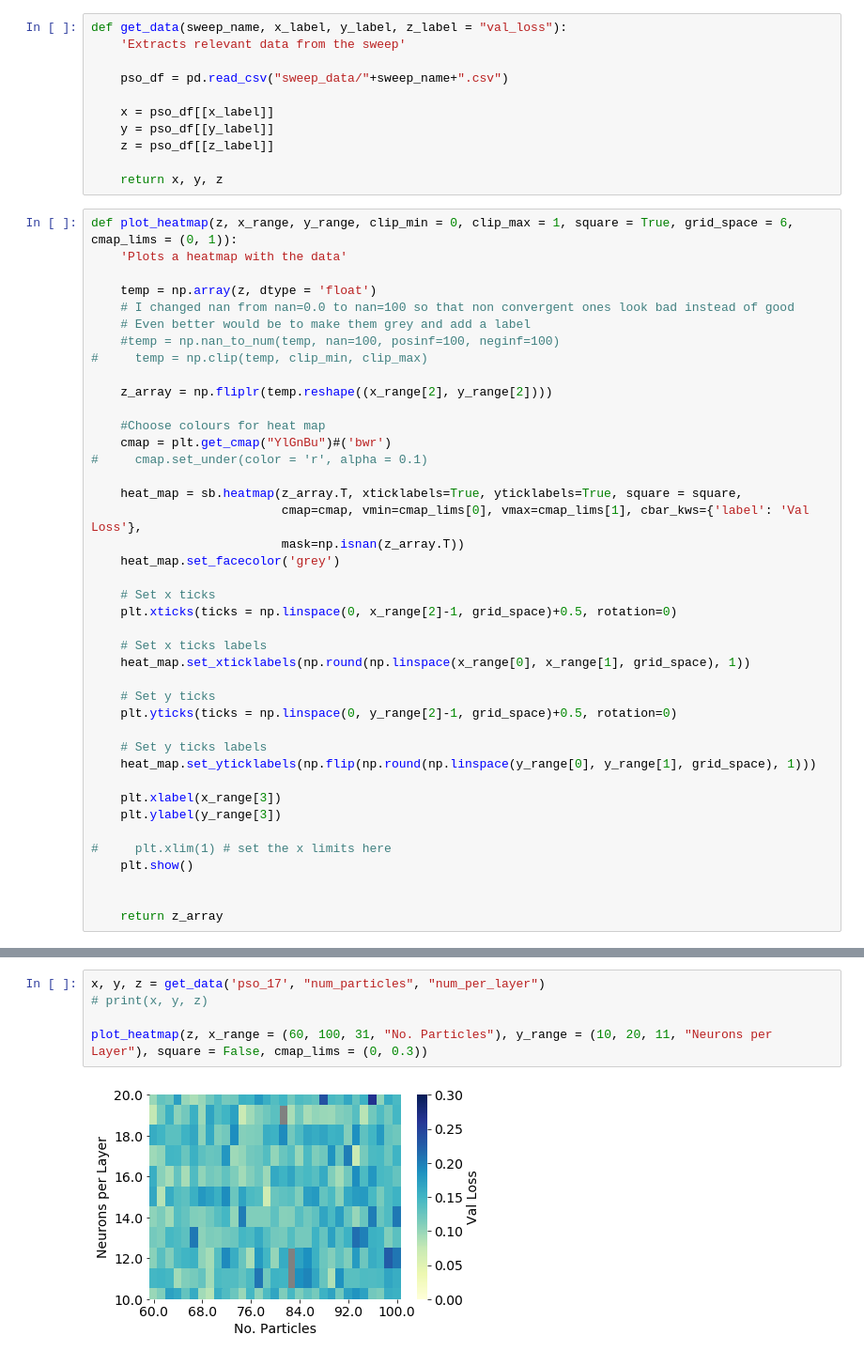
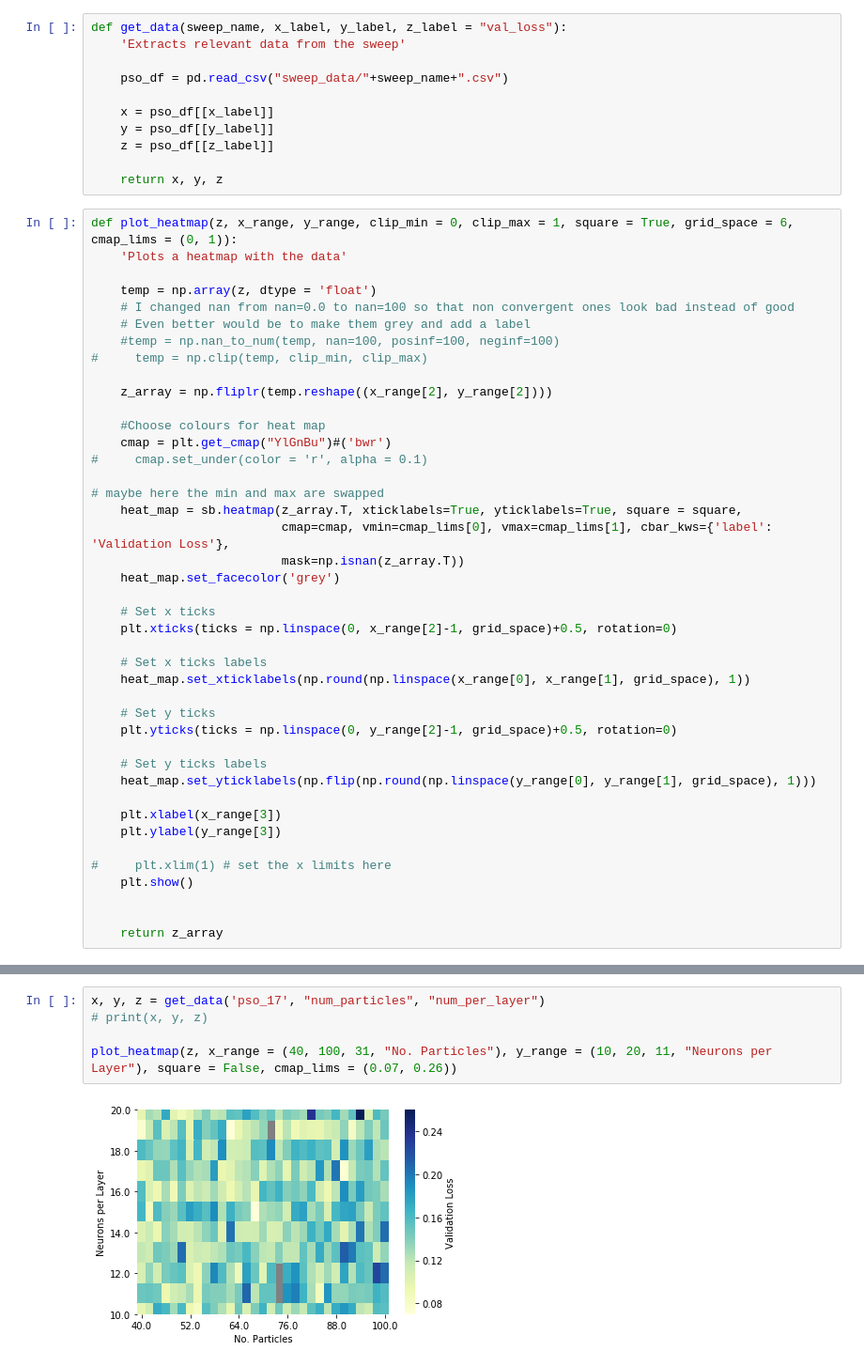
Before and after one commit to will-0/4G4, a Jupyter notebook: Code/Sweep Graphs.ipynb, the cells around one changed output, grey strips where cells are left out. Shown at 94% size. Drawn from its saved outputs; the diff is of its cells as text.

```diff
--- a/Code/Sweep Graphs.ipynb
+++ b/Code/Sweep Graphs.ipynb
@@ -40,8 +40,9 @@ def plot_heatmap(z, x_range, y_range, clip_min = 0, clip_max = 1, square = True,
     cmap = plt.get_cmap("YlGnBu")#('bwr')
 #     cmap.set_under(color = 'r', alpha = 0.1)
 
+# maybe here the min and max are swapped
     heat_map = sb.heatmap(z_array.T, xticklabels=True, yticklabels=True, square = square,
-                          cmap=cmap, vmin=cmap_lims[0], vmax=cmap_lims[1], cbar_kws={'label': 'Val Loss'},
+                          cmap=cmap, vmin=cmap_lims[0], vmax=cmap_lims[1], cbar_kws={'label': 'Validation Loss'},
                           mask=np.isnan(z_array.T))
     heat_map.set_facecolor('grey')
 
@@ -91,10 +110,10 @@ array([[7.43732377e-01, 1.60245730e-01, 1.75001014e-01, 1.69066779e-01,
 # %%
 x, y, z = get_data('pso_17', "num_particles", "num_per_layer")
 # print(x, y, z)
 
-plot_heatmap(z, x_range = (60, 100, 31, "No. Particles"), y_range = (10, 20, 11, "Neurons per Layer"), square = False, cmap_lims = (0, 0.3))
+plot_heatmap(z, x_range = (40, 100, 31, "No. Particles"), y_range = (10, 20, 11, "Neurons per Layer"), square = False, cmap_lims = (0.07, 0.26))
 # %% [output]
-[figure, old version]
+[figure, new version]
 array([[0.09885576, 0.07683102, 0.16006999, 0.09663942, 0.15782898,
         0.16417529, 0.10511485, 0.1189754 , 0.10765635, 0.14853507,
         0.09955927],
```
Also changed, not shown: parts of 11 cells of this notebook, 1 other file.
